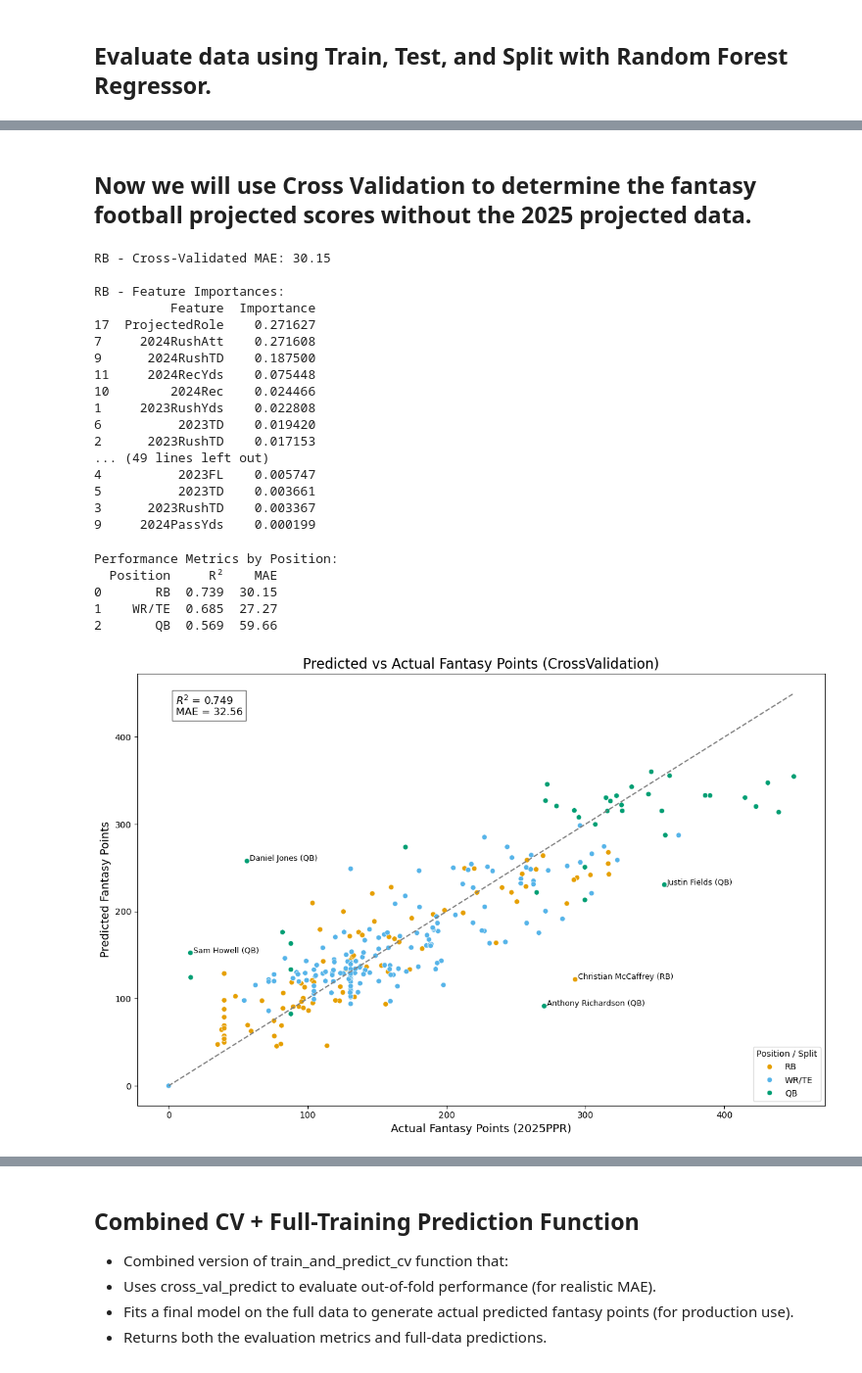
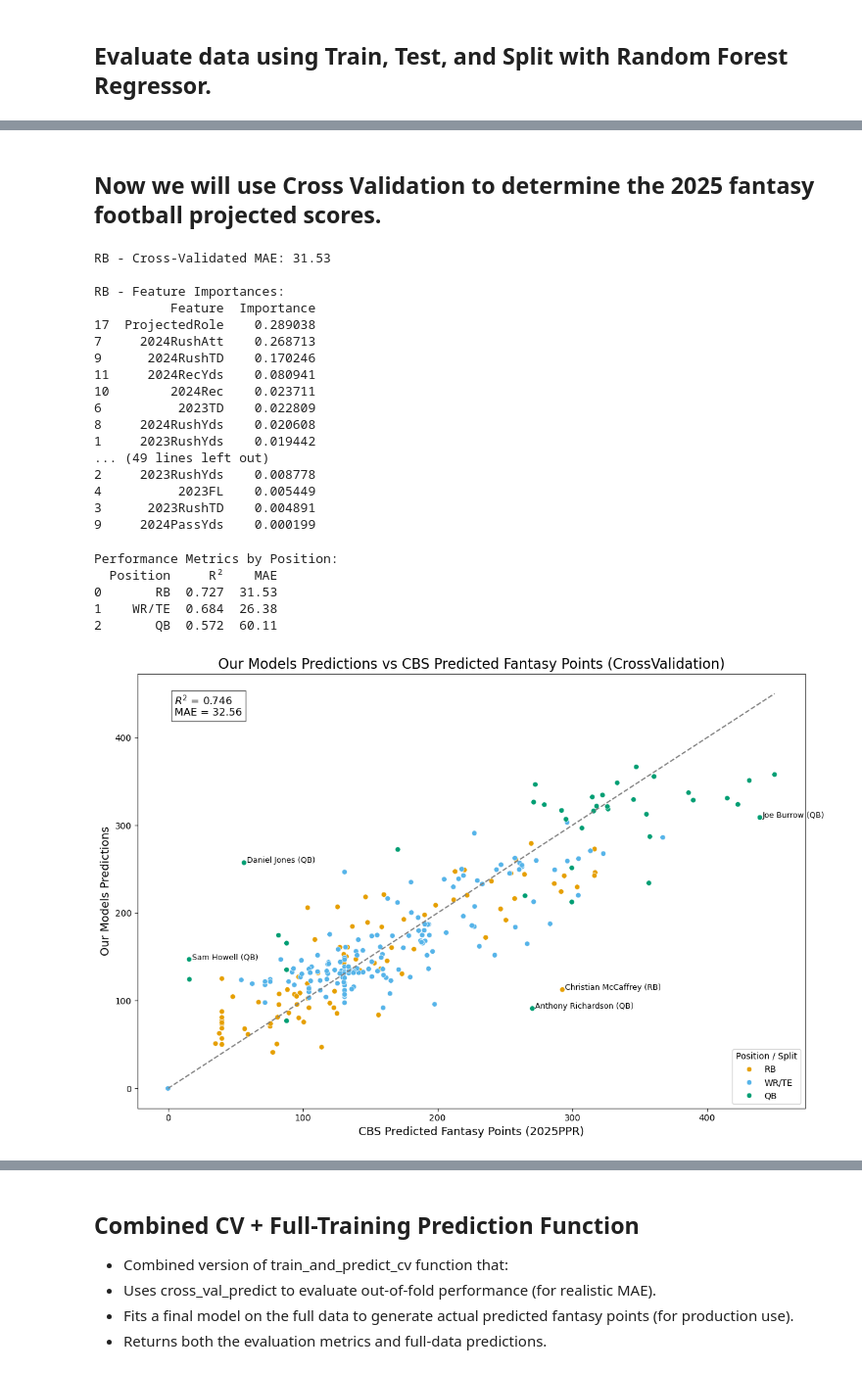
Before and after one commit to MoonData21/FantasyFootball2025Projections, a Jupyter notebook: FantasyFootball3.ipynb, the cells around one changed output, grey strips where cells are left out. Shown: that part at 98% size. Cells and saved outputs as stored; diff of their text form; code cells hidden in the pictures.

```diff
--- a/FantasyFootball3.ipynb
+++ b/FantasyFootball3.ipynb
@@ -61,7 +82,7 @@ for col in numeric_columns:
 def train_and_predict(position, features):
     # Filter data for the specific position
     position_data = combined_stats[combined_stats['FantPos'] == position].copy()
-
+    # print(position_data.head())
     if position_data.empty:
         print(f"No data found for position: {position}")
         return pd.DataFrame()
@@ -91,6 +112,7 @@ def train_and_predict(position, features):
         max_depth=10,
         random_state=42
     )
+    #Train the Random Forest model using the known historical stats and traits (X_train) to predict the 2025PPR target variable (y_train).
     rf.fit(X_train, y_train)
 
     # Evaluate the model
@@ -109,27 +131,21 @@ def train_and_predict(position, features):
     print(importance_df)
 
     # Store predictions only for the correct subset
-    train_df = position_data.loc[idx_train, ['Player', 'FantPos', '2025PPR']].copy()
+    train_df = position_data.loc[idx_train, ['Player', 'FantPos', 'Rookie', '2025PPR']].copy()
     train_df.loc[:, 'Data Split'] = 'Train'
     train_df.loc[:, 'Predicted Fantasy Points'] = y_pred_train
 
-    test_df = position_data.loc[idx_test, ['Player', 'FantPos', '2025PPR']].copy()
+    test_df = position_data.loc[idx_test, ['Player', 'FantPos', 'Rookie', '2025PPR']].copy()
     test_df.loc[:, 'Data Split'] = 'Test'
     test_df.loc[:, 'Predicted Fantasy Points'] = y_pred_test
 
     return pd.concat([train_df, test_df], ignore_index=True)
 
-    # Predict the 2024 fantasy points
-    position_data.loc[:, 'Predicted Fantasy Points'] = rf.predict(X)
-
-    return position_data[['Player', 'Data Split', 'FantPos', 'Predicted Fantasy Points', '2025PPR']]
-
 # Define feature sets for each position, including past PPR points and new features
 rb_features = ['2023RushAtt', '2023RushYds', '2023RushTD', '2023Rec', '2023RecTD', '2023FL', '2023TD', '2024RushAtt', '2024RushYds', '2024RushTD', '2024Rec', '2024RecYds', '2024RecTD', '2024FL', 'HealthGrade', '2025Age', 'AdjustedRisk', 'ProjectedRole']
 wrte_features = ['2023RushAtt', '2023RushYds', '2023RushTD', '2023Rec', '2023RecTD', '2023FL', '2023TD', '2024RushAtt', '2024RushYds', '2024RushTD', '2024Rec', '2024RecYds', '2024RecTD', '2024FL', 'HealthGrade', '2025Age', 'AdjustedRisk', 'ProjectedRole']
 # te_features = ['2023Rec', '2023RecTD', '2023FL', '2023TD', '2024Rec', '2024RecYds', '2024RecTD', '2024FL', 'HealthGrade', '2025Age', 'AdjustedRisk', 'ProjectedRole']
-qb_features = ['2023PassYds', '2023PassTD', '2023RushYds', '2023RushTD', '2023FL', '2023TD', '2024RushYds', '2024RushTD', '2024FL', '2024PassYds', '2024PassTD', 'HealthGrade', '2025Age', 'AdjustedRisk', 'ProjectedRole']
-
+qb_features = ['2023PassYds', '2023PassTD', '2023RushYds', '2023RushTD', '2023FL', '2023TD', '2024RushYds', '2024RushTD', '2024FL', '2024PassYds', '2024PassTD', '2024TD', 'HealthGrade', '2025Age', 'AdjustedRisk', 'ProjectedRole']
 
 
 # Train and predict for each position, excluding QBs
@@ -154,5 +170,5 @@ for player, override in override_dict.items():
 
 # Save the projected data to a new CSV file in the Downloads directory, only including player name and predicted points
 output_path = "Data/FantasyFootballPrediction_RFR.csv"
-all_predictions[['Player', 'Data Split', 'FantPos', 'Predicted Fantasy Points', '2025PPR']].to_csv(output_path, index=False)
+all_predictions[['Player', 'Data Split', 'FantPos', 'Rookie', 'Predicted Fantasy Points', '2025PPR']].to_csv(output_path, index=False)
 # %% [output]
@@ -302,10 +376,11 @@ Most Overvalued Fantasy Players:
 # %% [markdown]
-## Now we will use Cross Validation to determine the fantasy football projected scores without the 2025 projected data.
+## Now we will use Cross Validation to determine the 2025 fantasy football projected scores.
 # %%
 # Function to train and predict for a specific position using cross-validation
 
 def train_and_predict_cv(position, features):
     # Filter data for the specific position
+    # position_data is a filtered copy of combined_stats based on the given position.
     position_data = combined_stats[combined_stats['FantPos'] == position].copy()
 
     if position_data.empty:
@@ -350,7 +425,7 @@ def train_and_predict_cv(position, features):
     position_data['Data Split'] = 'CrossVal'
     position_data['Predicted Fantasy Points'] = y_pred
 
-    return position_data[['Player', 'FantPos', 'Predicted Fantasy Points', '2025PPR']]
+    return position_data[['Player', 'FantPos', 'Rookie', 'Predicted Fantasy Points', '2025PPR']]
 
 # Define feature sets for each position, including past PPR points and new features
 rb_features = ['2023RushAtt', '2023RushYds', '2023RushTD', '2023Rec', '2023RecTD', '2023FL', '2023TD', '2024RushAtt', '2024RushYds',
@@ -360,7 +435,7 @@ wrte_features = ['2023RushAtt', '2023RushYds', '2023RushTD', '2023Rec', '2023Rec
 # te_features = ['2023Rec', '2023RecTD', '2023FL', '2023TD', '2024Rec', '2024RecYds', '2024RecTD', '2024FL', 'HealthGrade', '2025Age', '2024HealthGrades', '2025HealthGrades']
 qb_features = ['2023PassYds', '2023PassTD', '2023RushYds', '2023RushTD', '2023FL', '2023TD', '2024RushYds', '2024RushTD', '2024FL', '2024PassYds', '2024PassTD', 'HealthGrade', '2025Age', 'AdjustedRisk', 'ProjectedRole']
 
-# Train and predict for each position, excluding QBs
+# Train and predict for each position
 rb_predictions = train_and_predict_cv('RB', rb_features)
 wrte_predictions = train_and_predict_cv('WR/TE', wrte_features)
 # te_predictions = train_and_predict_cv('TE', te_features)
@@ -379,24 +454,24 @@ for player, override in override_dict.items():
 
 # Save the projected data to a new CSV file in the Downloads directory, only including player name and predicted points
 output_path = "Data/FantasyFootballPrediction_CV.csv"
-all_predictions[['Player', 'FantPos', 'Predicted Fantasy Points', '2025PPR']].to_csv(output_path, index=False)
+all_predictions[['Player', 'FantPos', 'Rookie', 'Predicted Fantasy Points', '2025PPR']].to_csv(output_path, index=False)
 # %% [output]
-RB - Cross-Validated MAE: 30.15
+RB - Cross-Validated MAE: 31.53
 
 RB - Feature Importances:
           Feature  Importance
-17  ProjectedRole    0.271627
-7     2024RushAtt    0.271608
-9      2024RushTD    0.187500
-11     2024RecYds    0.075448
-10        2024Rec    0.024466
-1     2023RushYds    0.022808
-6          2023TD    0.019420
-2      2023RushTD    0.017153
+17  ProjectedRole    0.289038
+7     2024RushAtt    0.268713
+9      2024RushTD    0.170246
+11     2024RecYds    0.080941
+10        2024Rec    0.023711
+6          2023TD    0.022809
+8     2024RushYds    0.020608
+1     2023RushYds    0.019442
 ... (49 lines left out)
-4          2023FL    0.005747
-5          2023TD    0.003661
-3      2023RushTD    0.003367
+2     2023RushYds    0.008778
+4          2023FL    0.005449
+3      2023RushTD    0.004891
 9     2024PassYds    0.000199
 # %%
 # Evaluate R² and MAE by position
@@ -416,9 +491,9 @@ print(position_metrics_df)
 # %% [output]
 Performance Metrics by Position:
   Position     R²    MAE
-0       RB  0.739  30.15
-1    WR/TE  0.685  27.27
-2       QB  0.569  59.66
+0       RB  0.727  31.53
+1    WR/TE  0.684  26.38
+2       QB  0.572  60.11
 # %%
 
 # Calculate metrics
@@ -445,34 +520,34 @@ plt.figure(figsize=(12, 8))
 sns.scatterplot(
     data=all_predictions,
     x='2025PPR',
     y='Predicted Fantasy Points',
     hue='FantPos',
     palette=color_palette
 )
 
 # Diagonal line for reference (perfect prediction)
 min_val = min(all_predictions['2025PPR'].min(), all_predictions['Predicted Fantasy Points'].min())
 max_val = max(all_predictions['2025PPR'].max(), all_predictions['Predicted Fantasy Points'].max())
 plt.plot([min_val, max_val], [min_val, max_val], ls="--", color='gray')
 
 # Annotate top residual outliers
 for _, row in top_outliers.iterrows():
     plt.text(row['2025PPR'] + 2, row['Predicted Fantasy Points'],
              f"{row['Player']} ({row['FantPos']})", fontsize=9, color='black')
 
 # Labels and title
-plt.title('Predicted vs Actual Fantasy Points (CrossValidation)', fontsize=16)
-plt.xlabel('Actual Fantasy Points (2025PPR)', fontsize=13)
-plt.ylabel('Predicted Fantasy Points', fontsize=13)
+plt.title('Our Models Predictions vs CBS Predicted Fantasy Points (CrossValidation)', fontsize=16)
+plt.xlabel('CBS Predicted Fantasy Points (2025PPR)', fontsize=13)
+plt.ylabel('Our Models Predictions', fontsize=13)
 
 # Display R² and MAE on the plot
 plt.text(min_val + 5, max_val - 25,
          f"$R^2$ = {r2:.3f}\nMAE = {mae:.2f}",
          fontsize=12, bbox=dict(facecolor='white', alpha=0.6))
 
 # Legend and layout
 plt.legend(title='Position / Split', loc='lower right')
 plt.tight_layout()
 plt.show()
 # %% [output]
-[figure, old version]
+[figure, new version]
```
Also changed, not shown: parts of 31 cells of this notebook.
